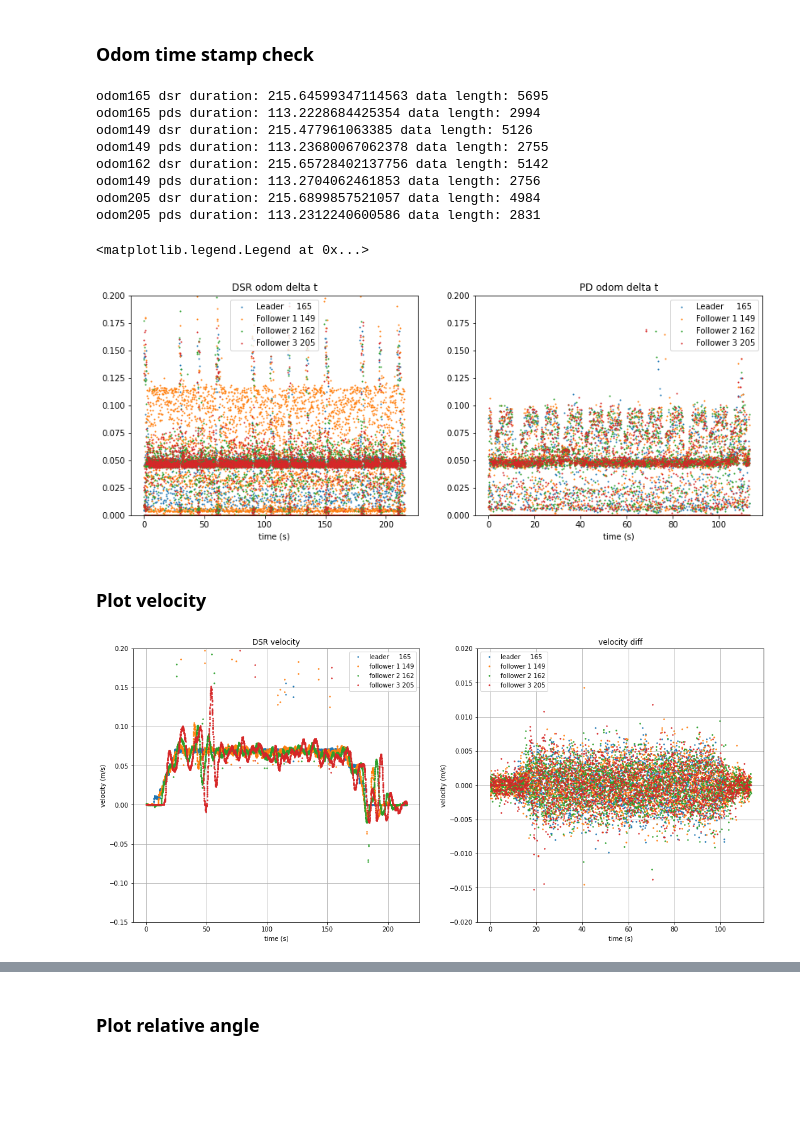
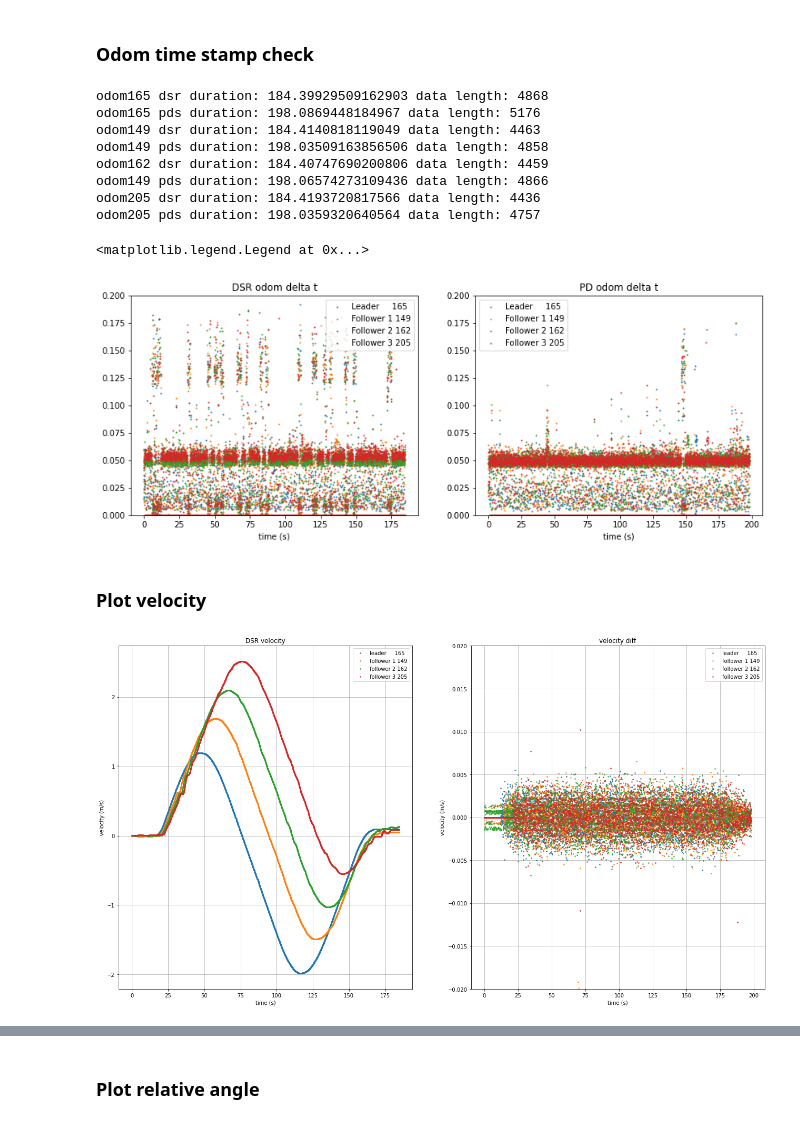
Before and after one commit to holyhenry/DSR_s_curve_tbot_test, a Jupyter notebook: plotting/scripts/data_visualize.ipynb, the cells around one changed output, grey strips where cells are left out. Drawn from its saved outputs; the diff is of its cells as text; code cells hidden in the pictures; blank space fills up the shorter version.

```diff
--- a/plotting/scripts/data_visualize.ipynb
+++ b/plotting/scripts/data_visualize.ipynb
@@ -6,10 +6,8 @@ import matplotlib.pyplot as plt
 import numpy as np
 import math
 # %%
-file_dsr = '/home/henrypcl/rosbag/l165_149_162_205/dsr100_a04b05bb090.bag'
-# file_pds = '/home/henrypcl/rosbag/l165_149_162_205/pds_a03.bag'
-# file_dsr = '/Users/henrychang/DSR_s_curve_tbot_test/rosbag/dsr_path2.bag'
-file_pds = '/home/henrypcl/rosbag/2023-10-19-17-24-55.bag'
+file_dsr = '/home/henrypcl/rosbag/dsr_v05_085_03.bag'
+file_pds = '/home/henrypcl/rosbag/pds_v05.bag'
 readbag_dsr = bagreader(file_dsr)
 readbag_pds = bagreader(file_pds)
 
@@ -219,16 +217,16 @@ ax2.set_title('PD odom delta t')
 ax2.set_ylim(0.0, 0.2)
 ax2.legend()
 # %% [output]
-odom165 dsr duration: 215.64599347114563 data length: 5695
-odom165 pds duration: 113.2228684425354 data length: 2994
-odom149 dsr duration: 215.477961063385 data length: 5126
-odom149 pds duration: 113.23680067062378 data length: 2755
-odom162 dsr duration: 215.65728402137756 data length: 5142
-odom149 pds duration: 113.2704062461853 data length: 2756
-odom205 dsr duration: 215.6899857521057 data length: 4984
-odom205 pds duration: 113.2312240600586 data length: 2831
+odom165 dsr duration: 184.39929509162903 data length: 4868
+odom165 pds duration: 198.0869448184967 data length: 5176
+odom149 dsr duration: 184.4140818119049 data length: 4463
+odom149 pds duration: 198.03509163856506 data length: 4858
+odom162 dsr duration: 184.40747690200806 data length: 4459
+odom149 pds duration: 198.06574273109436 data length: 4866
+odom205 dsr duration: 184.4193720817566 data length: 4436
+odom205 pds duration: 198.0359320640564 data length: 4757
 <matplotlib.legend.Legend at 0x...>
-[figure, old version]
+[figure, new version]
 # %% [markdown]
 ### Plot velocity
 # %%
@@ -243,53 +241,58 @@ def lowPass(input, lowPassGain=0.05):
     return output
 # %%
 odom165_data_dsr = pd.read_csv(readbag_dsr.message_by_topic('/tbot165/odom'))
-velx165_dsr = odom165_data_dsr['twist.twist.linear.x'].to_numpy() # plot this
+# velx165_dsr = odom165_data_dsr['twist.twist.linear.x'].to_numpy() # plot this
+velx165_dsr = odom165_data_dsr['pose.pose.position.x'].to_numpy() # plot this
 odom165_data_pds = pd.read_csv(readbag_pds.message_by_topic('/tbot165/odom'))
 velx165_pds = odom165_data_pds['twist.twist.linear.x'].to_numpy() # plot this
 
 odom149_data_dsr = pd.read_csv(readbag_dsr.message_by_topic('/tbot149/odom'))
-velx149_dsr = odom149_data_dsr['twist.twist.linear.x'].to_numpy() # plot this
+# velx149_dsr = odom149_data_dsr['twist.twist.linear.x'].to_numpy() # plot this
+velx149_dsr = odom149_data_dsr['pose.pose.position.x'].to_numpy() # plot this
 odom149_data_pds = pd.read_csv(readbag_pds.message_by_topic('/tbot149/odom'))
 velx149_pds = odom149_data_pds['twist.twist.linear.x'].to_numpy() # plot this
 
 odom162_data_dsr = pd.read_csv(readbag_dsr.message_by_topic('/tbot162/odom'))
-velx162_dsr = odom162_data_dsr['twist.twist.linear.x'].to_numpy() # plot this
+# velx162_dsr = odom162_data_dsr['twist.twist.linear.x'].to_numpy() # plot this
+velx162_dsr = odom162_data_dsr['pose.pose.position.x'].to_numpy() # plot this
 odom162_data_pds = pd.read_csv(readbag_pds.message_by_topic('/tbot162/odom'))
 velx162_pds = odom162_data_pds['twist.twist.linear.x'].to_numpy() # plot this
 
 odom205_data_dsr = pd.read_csv(readbag_dsr.message_by_topic('/tbot205/odom'))
-velx205_dsr = odom205_data_dsr['twist.twist.linear.x'].to_numpy() # plot this
+# velx205_dsr = odom205_data_dsr['twist.twist.linear.x'].to_numpy() # plot this
+velx205_dsr = odom205_data_dsr['pose.pose.position.x'].to_numpy() # plot this
 odom205_data_pds = pd.read_csv(readbag_pds.message_by_topic('/tbot205/odom'))
 velx205_pds = odom205_data_pds['twist.twist.linear.x'].to_numpy() # plot this
 
 gain = 0.5
 
-fig, (ax1, ax2) = plt.subplots(1,2,figsize=(18,8))
+fig, (ax1, ax2) = plt.subplots(1,2,figsize=(22,12))
 ax1.plot(odom165_t_dsr, lowPass(velx165_dsr, lowPassGain=gain),'.', markersize=3, label='leader     165')
 ax1.plot(odom149_t_dsr, lowPass(velx149_dsr, lowPassGain=gain),'.', markersize=3, label='follower 1 149')
 ax1.plot(odom162_t_dsr, lowPass(velx162_dsr, lowPassGain=gain),'.', markersize=3, label='follower 2 162')
 ax1.plot(odom205_t_dsr, lowPass(velx205_dsr, lowPassGain=gain),'.', markersize=3, label='follower 3 205')
 ax1.set_xlabel('time (s)')
 ax1.set_ylabel('velocity (m/s)')
 ax1.set_title('DSR velocity')
-ax1.set_ylim(-0.15, 0.2)
+# ax1.set_ylim(-0.15, 0.2)
+# ax1.set_xlim(87.5, 90)
 ax1.legend()
 ax1.grid()
 
 gain = 1.0
 
 ax2.plot(odom165_t_pds[:-1], np.diff(velx165_pds),'.', markersize=3, label='leader     165')
 ax2.plot(odom149_t_pds[:-1], np.diff(velx149_pds),'.', markersize=3, label='follower 1 149')
 ax2.plot(odom162_t_pds[:-1], np.diff(velx162_pds),'.', markersize=3, label='follower 2 162')
 ax2.plot(odom205_t_pds[:-1], np.diff(velx205_pds),'.', markersize=3, label='follower 3 205')
 ax2.set_xlabel('time (s)')
 ax2.set_ylabel('velocity (m/s)')
 ax2.set_title('velocity diff')
 ax2.set_ylim(-0.02, 0.02)
 ax2.legend()
 ax2.grid()
 # %% [output]
-[figure, old version]
+[figure, new version]
 # %%
 '''
 1. lowpass velocity (gain 0.5)
```
Also changed, not shown: parts of 11 cells of this notebook, 6 other files.
